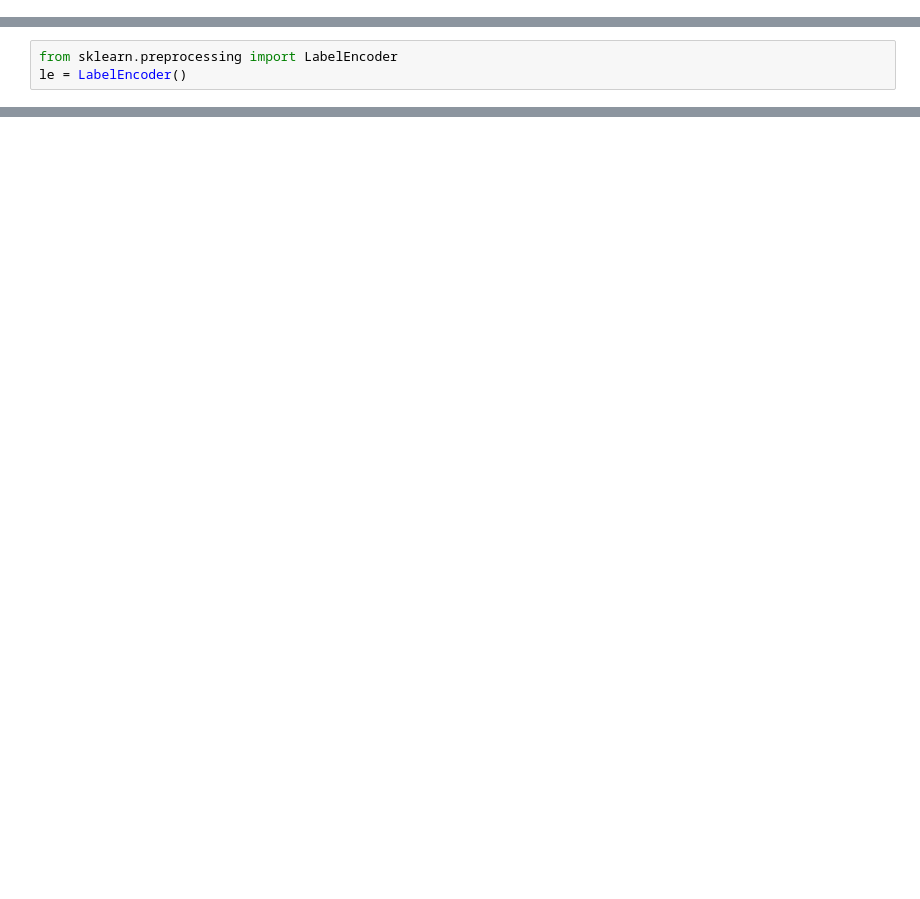
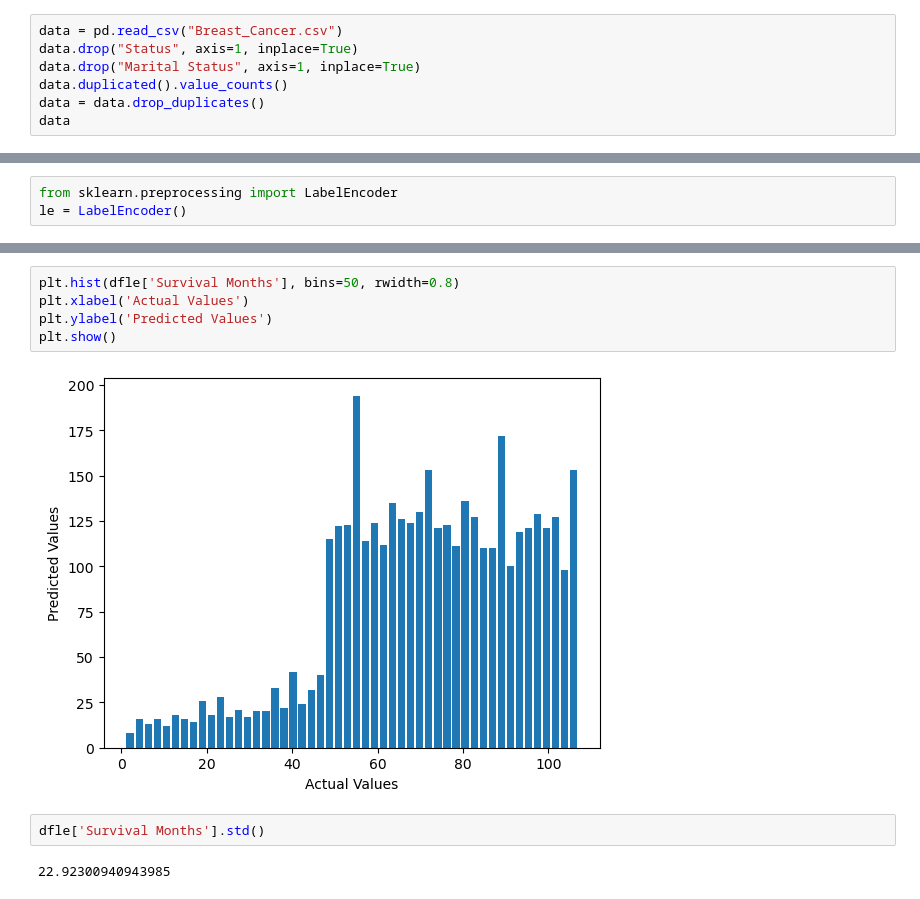
Before and after one commit to jeancarson/Block3Epic, a Jupyter notebook: archive/linear_regression.ipynb, the cells around one changed output, grey strips where cells are left out. Drawn from its saved outputs; the diff is of its cells as text; blank space fills up the shorter version.

```diff
--- a/archive/linear_regression.ipynb
+++ b/archive/linear_regression.ipynb
@@ -7,0 +10,7 @@ df.isnull().sum()
+# %%
+data = pd.read_csv("Breast_Cancer.csv")
+data.drop("Status", axis=1, inplace=True)
+data.drop("Marital Status", axis=1, inplace=True)
+data.duplicated().value_counts()
+data = data.drop_duplicates()
+data
@@ -57,0 +114,11 @@ plt.show()
+# %%
+plt.hist(dfle['Survival Months'], bins=50, rwidth=0.8)
+plt.xlabel('Actual Values')
+plt.ylabel('Predicted Values')
+plt.show()
+# %% [output]
+[figure, added]
+# %%
+dfle['Survival Months'].std()
+# %% [output]
+22.92300940943985
```
Also changed, not shown: parts of 10 cells of this notebook, 1 other file.
